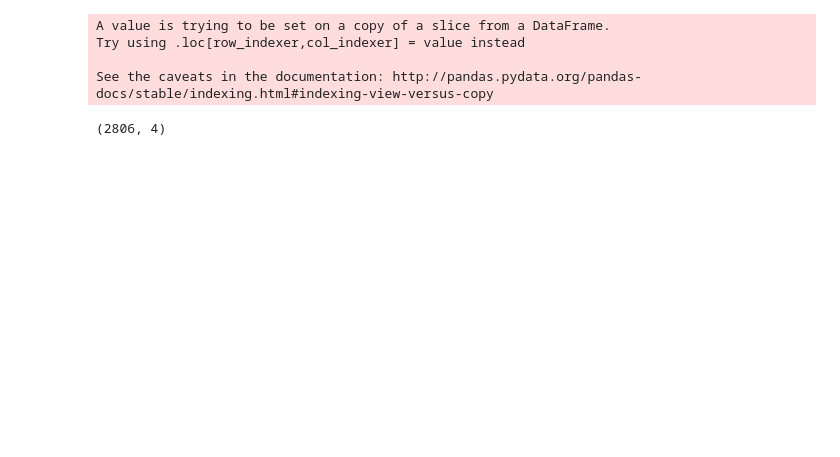
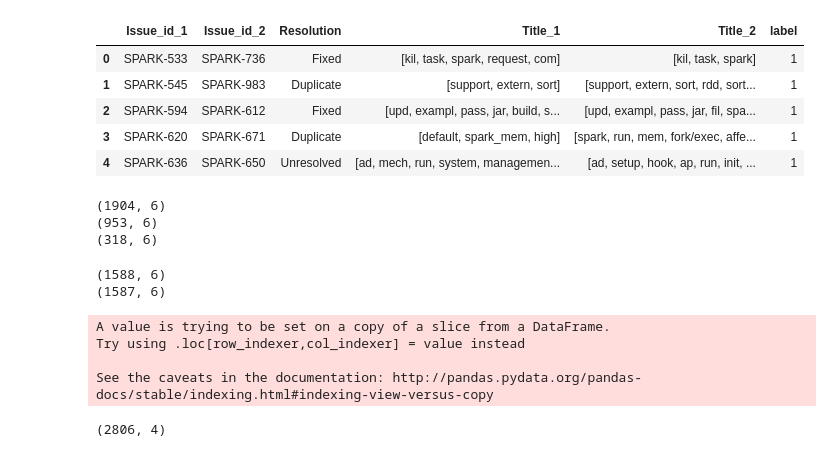
Before and after one commit to preke/CNN_based_sentences_similarity, a Jupyter notebook: codes/Untitled.ipynb, the cells around one changed output. Saved outputs shown, nothing was run; the diff lists cells and outputs as text; code cells hidden in the pictures; blank space fills up the shorter version.

```diff
--- a/codes/Untitled.ipynb
+++ b/codes/Untitled.ipynb
@@ -4,0 +67,12 @@ import numpy as np
+# %%
+df_pairs_pos['Title_1'] = df_pairs_pos['Issue_id_1'].apply(lambda x: list(df[df['Issue_id'] == x]['Desc_list'])[0])
+df_pairs_pos['Title_2'] = df_pairs_pos['Issue_id_2'].apply(lambda x: list(df[df['Issue_id'] == x]['Desc_list'])[0])
+df_pairs_pos['label'] = 1
+df_pairs_pos.head()
+# %% [output]
+|  | Issue_id_1 | Issue_id_2 | Resolution | Title_1 | Title_2 | label |
+| 0 | SPARK-533 | SPARK-736 | Fixed | [kil, task, spark, request, com] | [kil, task, spark] | 1 |
+| 1 | SPARK-545 | SPARK-983 | Duplicate | [support, extern, sort] | [support, extern, sort, rdd, sort... | 1 |
+| 2 | SPARK-594 | SPARK-612 | Fixed | [upd, exampl, pass, jar, build, s... | [upd, exampl, pass, jar, fil, spa... | 1 |
+| 3 | SPARK-620 | SPARK-671 | Duplicate | [default, spark_mem, high] | [spark, run, mem, fork/exec, affe... | 1 |
+| 4 | SPARK-636 | SPARK-650 | Unresolved | [ad, mech, run, system, managemen... | [ad, setup, hook, ap, run, init, ... | 1 |
@@ -5,3 +84,17 @@ import numpy as np
+# %%
+print train_set.shape
+print test_set.shape
+print vali_set.shape
+# %% [output]
+(1904, 6)
+(953, 6)
+(318, 6)
+# %%
+print df_pairs_neg.shape
+print df_pairs_pos.shape
+# %% [output]
+(1588, 6)
+(1587, 6)
 # %%
 df = pd.read_csv(open('../datas/spark.csv', 'rU'))
 df['Duplicate_null'] = df['Duplicated_issue'].apply(lambda x : pd.isnull(x))
```
Also changed, not shown: parts of 5 cells of this notebook, 5 other files.
